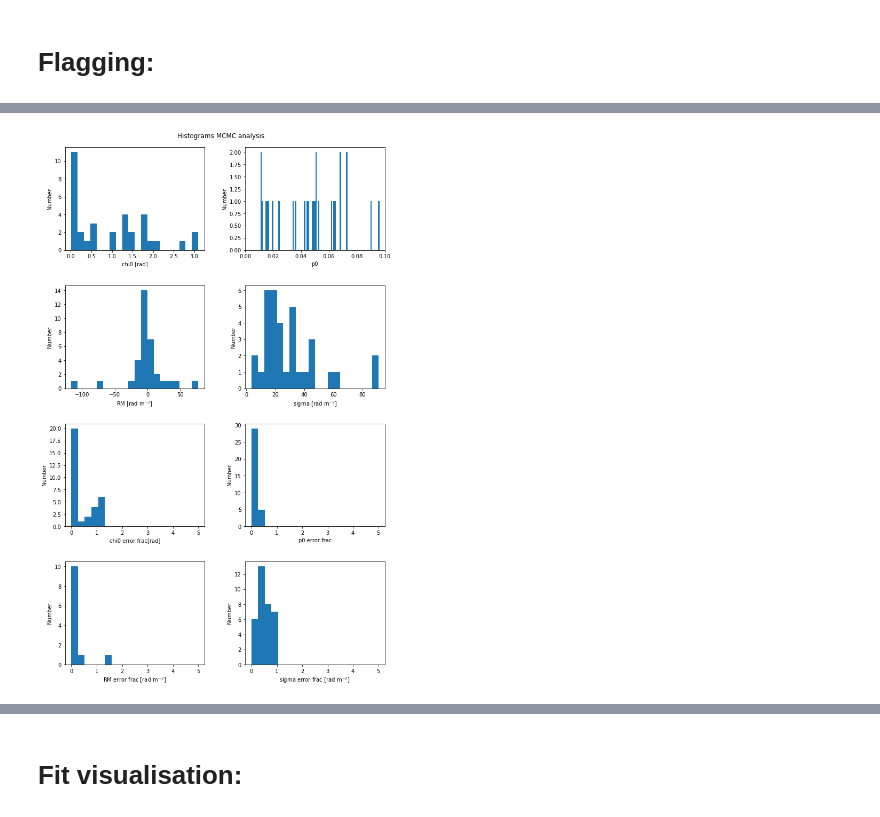
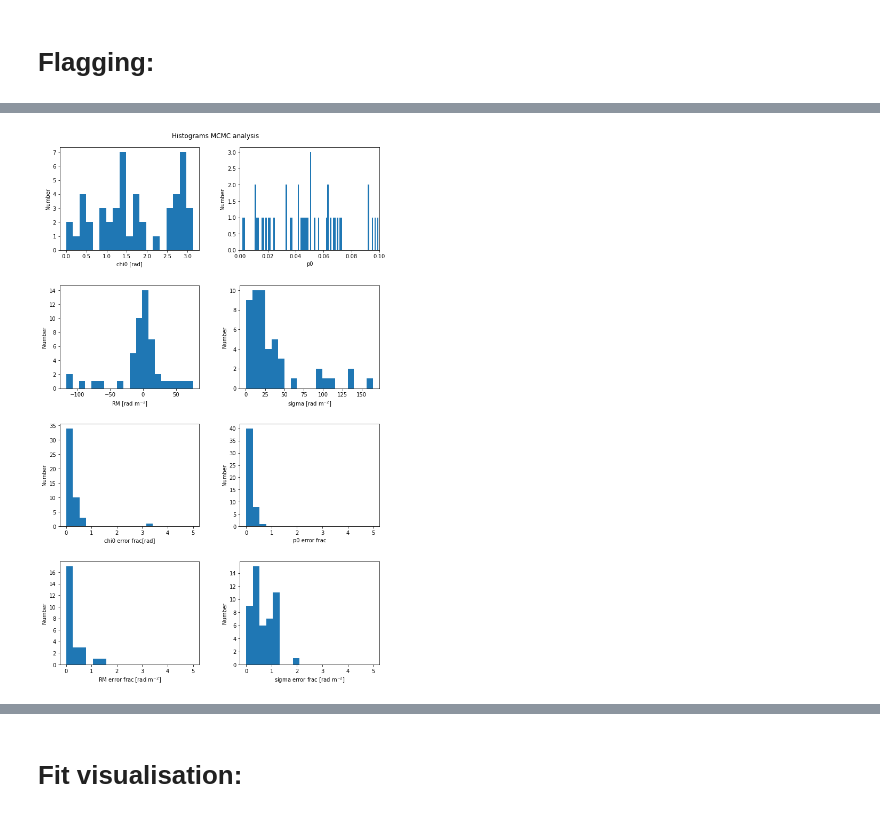
Before and after one commit to Woutmg/Meerkat_FracPol_New, a Jupyter notebook: MCMC_analyser.ipynb, the cells around one changed output, grey strips where cells are left out. Drawn from its saved outputs; the diff is of its cells as text; code cells hidden in the pictures.

```diff
--- a/MCMC_analyser.ipynb
+++ b/MCMC_analyser.ipynb
@@ -68,16 +68,16 @@ p_select = linpol_select/I_select
 p_select_err = p_select*np.sqrt((0*linpol_select_err/linpol_select)**2 + (I_unc_select/I_select)**2)
 
 directory = r'/net/vdesk/data2/GoesaertW/Meerkat_Data/Abell_85/'
-norm_fit = np.load(directory+'Abell85_mcmc_Inorm.npy')
-spix_fit = np.load(directory+'Abell85_mcmc_Ispix.npy')
-curv_fit = np.load(directory+'Abell85_mcmc_Icurv.npy')
-p0_fit = np.load(directory+'Abell85_mcmc_p0.npy')
-chi0_fit = np.load(directory+'Abell85_mcmc_chi0.npy')
-RM_fit = np.load(directory+'Abell85_mcmc_RM.npy')
-sigma_fit = np.load(directory+'Abell85_mcmc_sigma.npy')
+norm_fit = np.load(directory+'Abell85_mcmc_Inorm_free.npy')
+spix_fit = np.load(directory+'Abell85_mcmc_Ispix_free.npy')
+curv_fit = np.load(directory+'Abell85_mcmc_Icurv_free.npy')
+p0_fit = np.load(directory+'Abell85_mcmc_p0_free.npy')
+chi0_fit = np.load(directory+'Abell85_mcmc_chi0_free.npy')
+RM_fit = np.load(directory+'Abell85_mcmc_RM_free.npy')
+sigma_fit = np.load(directory+'Abell85_mcmc_sigma_free.npy')
 
-redchisq_QU_list = np.load(directory+'Abell85_mcmc_QUchisqw.npy')
-redchisq_I_list = np.load(directory+'Abell85_mcmc_Ichisqw.npy')
+redchisq_QU_list = np.load(directory+'Abell85_mcmc_QUchisqw_free.npy')
+redchisq_I_list = np.load(directory+'Abell85_mcmc_Ichisqw_free.npy')
 
 norm_list = norm_fit[:,0]
 spix_list = spix_fit[:,0]
@@ -204,7 +228,7 @@ conf_int = scipy.stats.chi2.cdf(sigma**2,1)
 red_chi_lim = scipy.stats.chi2.ppf(conf_int, 20)/20
 print('reduced chisqw at 5 sigma is: ' + str(red_chi_lim))
 
-mask_inspec = np.argwhere((sigma_list<100)&(redchisq_QU_list > 100))#&(sigma_unc_list/sigma_list< 1))
+mask_inspec = np.argwhere((sigma_list<200)&((sigma_unc_list/sigma_list)<2)&(RM_unc_list/RM_list<2)&(p0_list<0.2)&(redchisq_QU_list < 40))
 #np.argwhere((sigma_list<200)&(redchisq_QU_list < 100))#&(chi0_list<0.02))\
                           #&(p0_list<0.5)&(sigma_unc_list/sigma_list< 1)&(np.abs(RM_unc_list/RM_list< 1))\
                           #&(p0_unc_list/p0_list< 1)&(chi0_unc_list/chi0_list< 1))[:,0]
@@ -241,41 +272,41 @@ fig.tight_layout(pad=4.5)
 
 fig.suptitle('Histograms MCMC analysis')
 
-axs[0,0].hist(chi0_list[mask_inspec], bins=20)
+axs[0,0].hist(chi0_list[mask_inspec], bins=np.linspace(0,np.pi,20))
 axs[0,0].set_ylabel('Number')
 axs[0,0].set_xlabel('chi0 [rad]')
 
 axs[0,1].hist(p0_list[mask_inspec], bins=200)
 axs[0,1].set_ylabel('Number')
 axs[0,1].set_xlim(0,0.1)
 axs[0,1].set_xlabel('p0')
 
 axs[1,0].hist(RM_list[mask_inspec], bins=20)
 axs[1,0].set_ylabel('Number')
 axs[1,0].set_xlabel(r'RM [rad m$^{-2}$]')
 
 axs[1,1].hist(sigma_list[mask_inspec], bins=20)#, bins=np.linspace(0,200,20))
 axs[1,1].set_ylabel('Number')
 axs[1,1].set_xlabel(r'sigma [rad m$^{-2}$]')
 
 axs[2,0].hist(chi0_unc_list[mask_inspec]/chi0_list[mask_inspec], bins=np.linspace(0,5,20))
 axs[2,0].set_ylabel('Number')
 axs[2,0].set_xlabel('chi0 error frac[rad]')
 
 axs[2,1].hist(p0_unc_list[mask_inspec]/p0_list[mask_inspec], bins=np.linspace(0,5,20))
 axs[2,1].set_ylabel('Number')
 axs[2,1].set_xlabel('p0 error frac')
 
 axs[3,0].hist(RM_unc_list[mask_inspec]/RM_list[mask_inspec], bins=np.linspace(0,5,20))
 axs[3,0].set_ylabel('Number')
 axs[3,0].set_xlabel(r'RM error frac [rad m$^{-2}$]')
 
 axs[3,1].hist(sigma_unc_list[mask_inspec]/sigma_list[mask_inspec], bins=np.linspace(0,5,20))
 axs[3,1].set_ylabel('Number')
 axs[3,1].set_xlabel(r'sigma error frac [rad m$^{-2}$]')
 plt.show()
 # %% [output]
-[figure, old version]
+[figure, new version]
 # %%
 fig, axs = plt.subplots(4, 2)
 fig.set_size_inches(10, 15)
```
Also changed, not shown: parts of 12 cells of this notebook, 6 other files.
